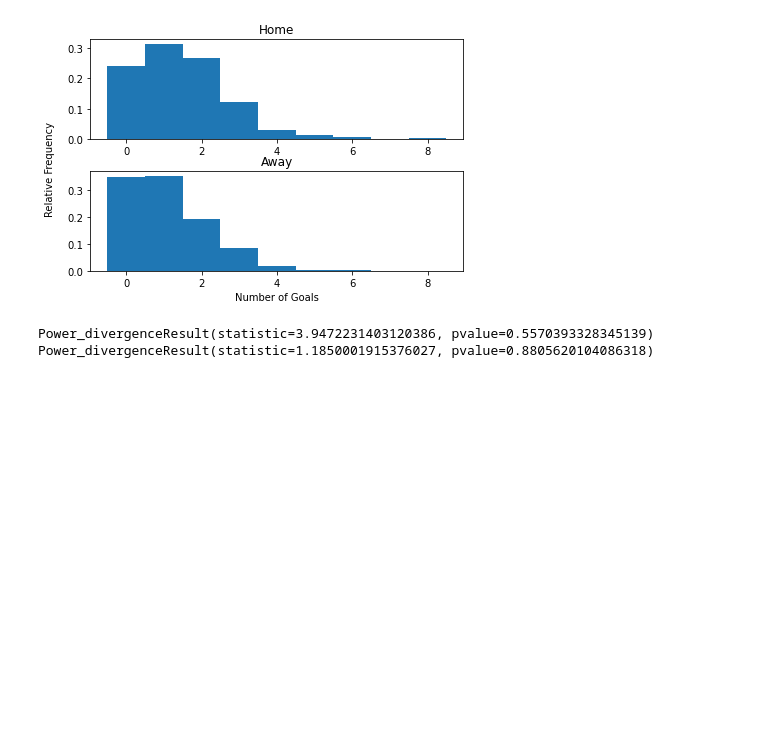
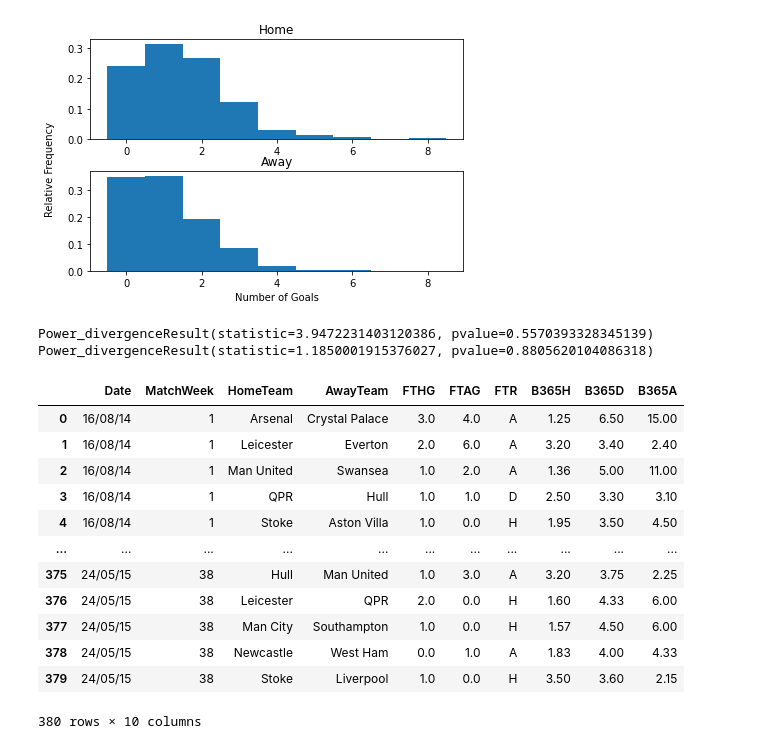
Before and after one commit to lanele73/apm348-project, a Jupyter notebook: analysis.ipynb, the cells around one changed output. Cells and saved outputs as stored; diff of their text form; code cells hidden in the pictures; blank space fills up the shorter version.

Commit message:
simulate league with momentum

```diff
--- a/analysis.ipynb
+++ b/analysis.ipynb
@@ -167,7 +167,26 @@ for i in tqdm(range(num_itrs)):
         if away_streak != 0:
             streak_param += lr * (away_goal * away_streak / streak_param - away_streak * team_params[2,away_index] * team_params[1,home_index] * (streak_param ** (away_streak - 1)))
 # %%
-sim = pd.DataFrame().reindex_like(df)
+# sim = pd.DataFrame().reindex_like(df)
+sim = df.copy(deep=True)
+sim["FTHG"] = np.nan
+sim["FTAG"] = np.nan
+sim["FTR"] = np.nan
 sim["HomeTeam"] = df["HomeTeam"]
 sim["AwayTeam"] = df["AwayTeam"]
-simulated = simulate_league(sim, params, teams_ind)
+sim["MatchWeek"] = df["MatchWeek"]
+simulate_league(sim, params, teams_ind)
+# %% [output]
+|  | Date | MatchWeek | HomeTeam | AwayTeam | FTHG | FTAG | FTR | B365H | B365D | B365A |
+| 0 | 16/08/14 | 1 | Arsenal | Crystal Palace | 3.0 | 4.0 | A | 1.25 | 6.50 | 15.00 |
+| 1 | 16/08/14 | 1 | Leicester | Everton | 2.0 | 6.0 | A | 3.20 | 3.40 | 2.40 |
+| 2 | 16/08/14 | 1 | Man United | Swansea | 1.0 | 2.0 | A | 1.36 | 5.00 | 11.00 |
+| 3 | 16/08/14 | 1 | QPR | Hull | 1.0 | 1.0 | D | 2.50 | 3.30 | 3.10 |
+| 4 | 16/08/14 | 1 | Stoke | Aston Villa | 1.0 | 0.0 | H | 1.95 | 3.50 | 4.50 |
+| ... | ... | ... | ... | ... | ... | ... | ... | ... | ... | ... |
+| 375 | 24/05/15 | 38 | Hull | Man United | 1.0 | 3.0 | A | 3.20 | 3.75 | 2.25 |
+| 376 | 24/05/15 | 38 | Leicester | QPR | 2.0 | 0.0 | H | 1.60 | 4.33 | 6.00 |
+| 377 | 24/05/15 | 38 | Man City | Southampton | 1.0 | 0.0 | H | 1.57 | 4.50 | 6.00 |
+| 378 | 24/05/15 | 38 | Newcastle | West Ham | 0.0 | 1.0 | A | 1.83 | 4.00 | 4.33 |
+| 379 | 24/05/15 | 38 | Stoke | Liverpool | 1.0 | 0.0 | H | 3.50 | 3.60 | 2.15 |
+380 rows × 10 columns
```
Also changed, not shown: parts of 2 cells of this notebook, 1 other file.
